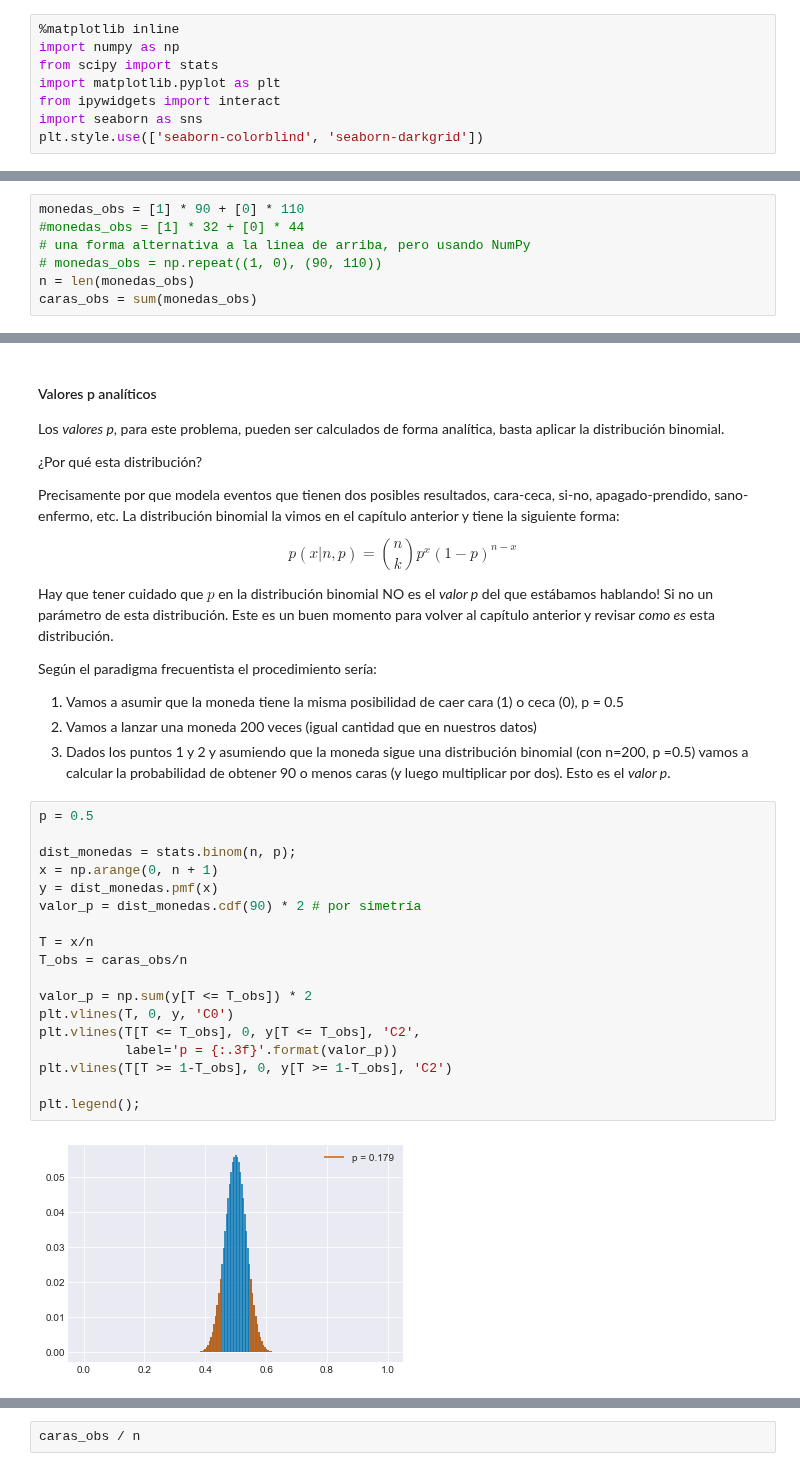
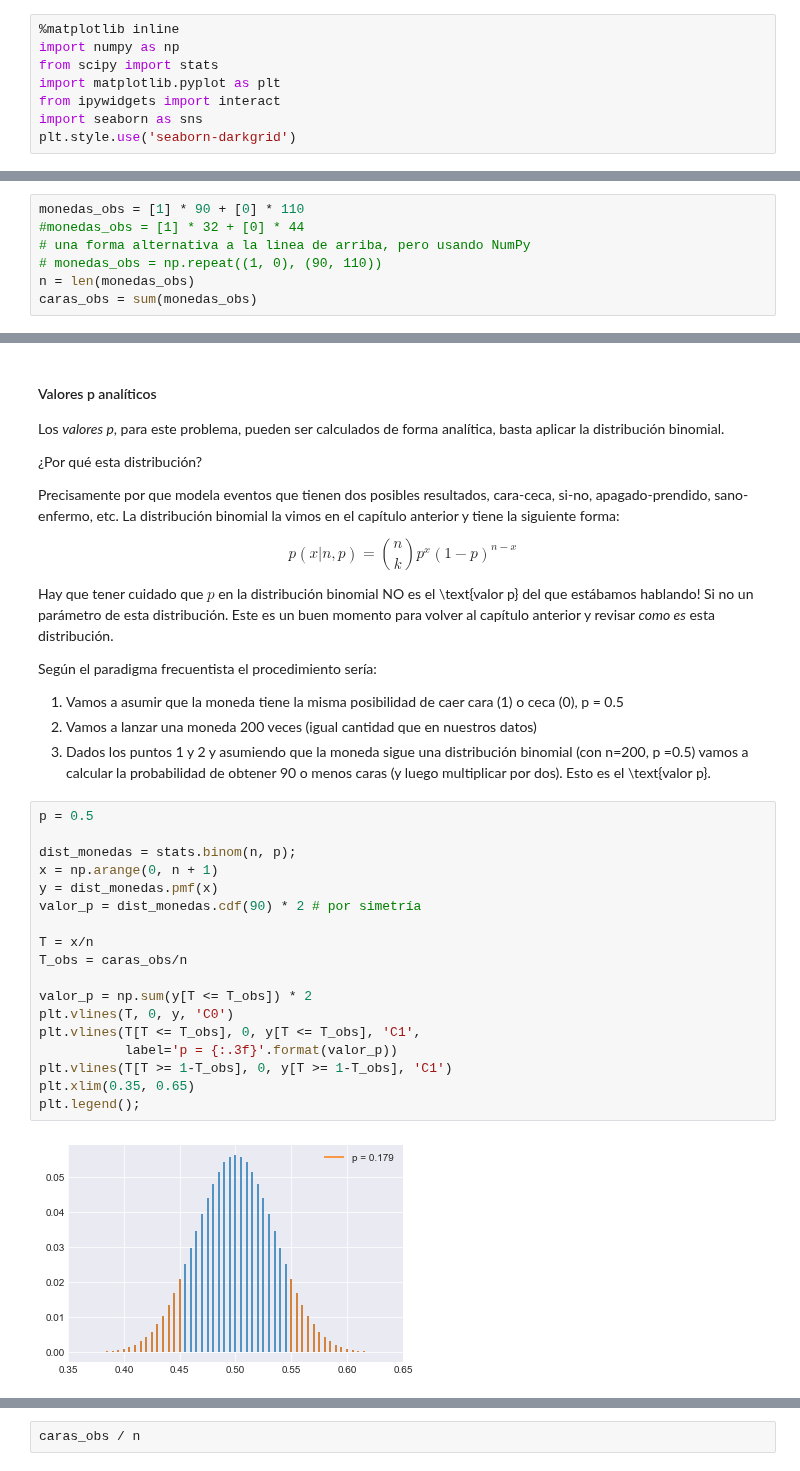
Before and after one commit to danzaconloros/intro_ciencia_de_datos, a Jupyter notebook: 04.00_intro_estadística_frecuentista.ipynb, the cells around one changed output, grey strips where cells are left out. Cells and saved outputs as stored; diff of their text form.

Commit message:
reordenado p-values y desarrollo de ML binomial

```diff
--- a/04.00_intro_estadística_frecuentista.ipynb
+++ b/04.00_intro_estadística_frecuentista.ipynb
@@ -5,7 +5,7 @@ from scipy import stats
 import matplotlib.pyplot as plt
 from ipywidgets import interact
 import seaborn as sns
-plt.style.use(['seaborn-colorblind', 'seaborn-darkgrid'])
+plt.style.use('seaborn-darkgrid')
 # %% [markdown]
 ## Estadística Inferencial
 
@@ -169,33 +173,33 @@ Precisamente por que modela eventos que tienen dos posibles resultados, cara-cec
 $$p(x|n,p) = {\binom {n}{k}}p^x(1-p)^{n-x}$$
 
 
-Hay que tener cuidado que $p$ en la distribución binomial NO es el _valor p_ del que estábamos hablando! Si no un parámetro de esta distribución. Este es un buen momento para  volver al capítulo anterior y revisar _como es_ esta distribución.
+Hay que tener cuidado que $p$ en la distribución binomial NO es el \text{valor p} del que estábamos hablando! Si no un parámetro de esta distribución. Este es un buen momento para  volver al capítulo anterior y revisar _como es_ esta distribución.
 
 Según el paradigma frecuentista el procedimiento sería:
 
 1. Vamos a asumir que la moneda tiene la misma posibilidad de caer cara (1) o ceca (0), p = 0.5
 2. Vamos a lanzar una moneda 200 veces (igual cantidad que en nuestros datos)
-3. Dados los puntos 1 y 2 y asumiendo que la moneda sigue una distribución binomial (con n=200, p =0.5) vamos a calcular la probabilidad de obtener 90 o menos caras (y luego multiplicar por dos). Esto es el _valor p_.
+3. Dados los puntos 1 y 2 y asumiendo que la moneda sigue una distribución binomial (con n=200, p =0.5) vamos a calcular la probabilidad de obtener 90 o menos caras (y luego multiplicar por dos). Esto es el \text{valor p}.
 # %%
 p = 0.5
 
 dist_monedas = stats.binom(n, p);
 x = np.arange(0, n + 1)
 y = dist_monedas.pmf(x)
 valor_p = dist_monedas.cdf(90) * 2 # por simetría
 
 T = x/n
 T_obs = caras_obs/n
 
 valor_p = np.sum(y[T <= T_obs]) * 2
 plt.vlines(T, 0, y, 'C0')
-plt.vlines(T[T <= T_obs], 0, y[T <= T_obs], 'C2',
+plt.vlines(T[T <= T_obs], 0, y[T <= T_obs], 'C1',
            label='p = {:.3f}'.format(valor_p))
-plt.vlines(T[T >= 1-T_obs], 0, y[T >= 1-T_obs], 'C2')
-
+plt.vlines(T[T >= 1-T_obs], 0, y[T >= 1-T_obs], 'C1')
+plt.xlim(0.35, 0.65)
 plt.legend();
 # %% [output]
-[figure, old version]
+[figure, new version]
 # %% [markdown]
 #### Problemas con las prueba de hipótesis
 
```
Also changed, not shown: parts of 18 cells of this notebook.
